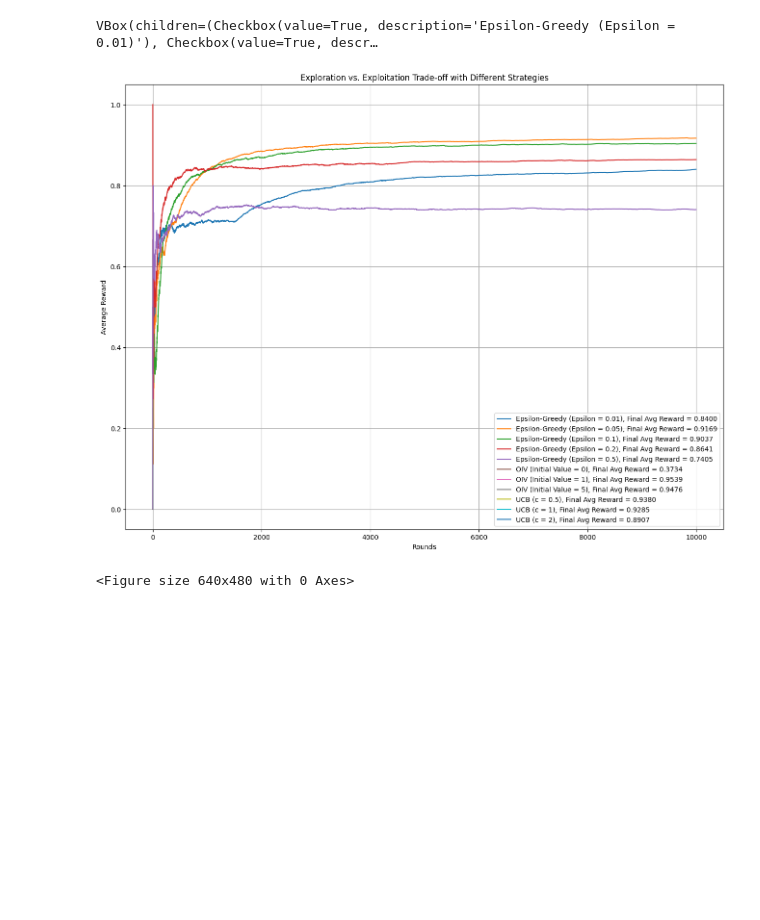
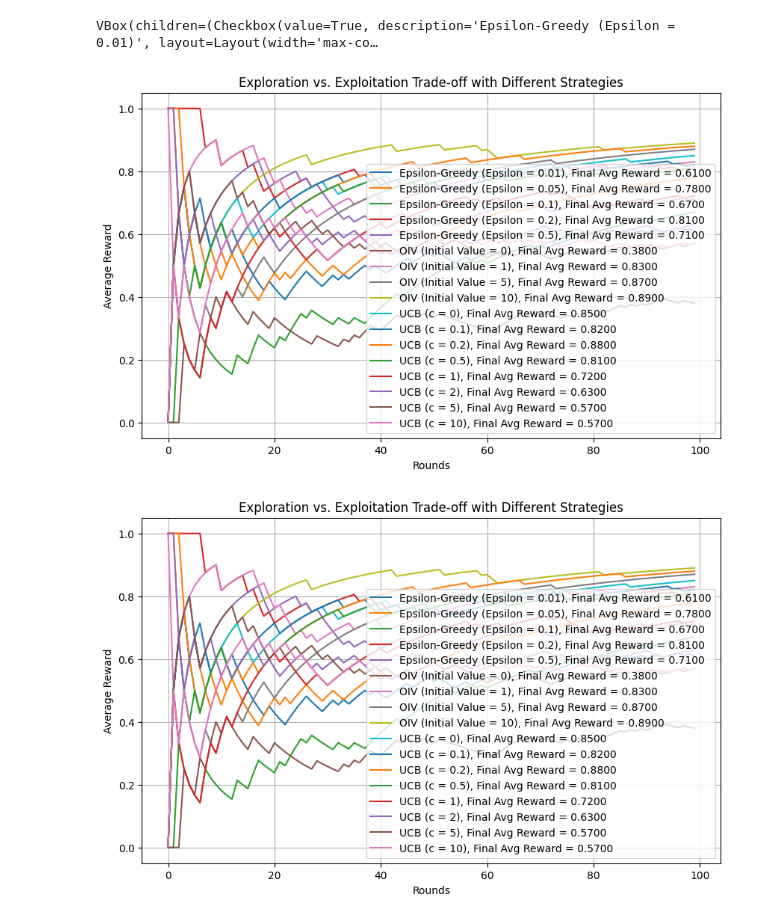
Before and after one commit to Dv04/Coded, a Jupyter notebook: Topics/Reinforcement_Learning/bandits.ipynb, the cells around one changed output. Saved outputs shown, nothing was run; the diff lists cells and outputs as text; code cells hidden in the pictures; blank space fills up the shorter version.

```diff
--- a/Topics/Reinforcement_Learning/bandits.ipynb
+++ b/Topics/Reinforcement_Learning/bandits.ipynb
@@ -10,13 +10,13 @@ np.random.seed(42)
 # Number of arms (bandits)
 n_arms = 10
 # Number of rounds
-n_rounds = 10000
+n_rounds = 100
 # Different epsilon values to evaluate
 epsilons = [0.01, 0.05, 0.1, 0.2, 0.5]
 # Different initial values for Optimistic Initial Values (OIV)
-initial_values = [0, 1, 5]
+initial_values = [0, 1, 5, 10]
 # Different confidence levels for UCB
-ucb_c_values = [0.5, 1, 2]
+ucb_c_values = [0, 0.1, 0.2, 0.5, 1, 2, 5, 10]
 
 # Generate true reward probabilities for each arm
 true_probs = np.random.rand(n_arms)
@@ -113,35 +113,35 @@ for initial_value, data in results['Optimistic Initial Values'].items():
 for c, data in results['UCB'].items():
     final_avg_reward = data[-1]
     line, = ax.plot(data, label=f'UCB (c = {c}), Final Avg Reward = {final_avg_reward:.4f}')
     lines.append(line)
     labels.append(f'UCB (c = {c})')
 
 ax.set_xlabel('Rounds')
 ax.set_ylabel('Average Reward')
 ax.set_title('Exploration vs. Exploitation Trade-off with Different Strategies')
 ax.legend()
 ax.grid(True)
 
-# Create checkboxes
-checkboxes = [Checkbox(value=True, description=label) for label in labels]
+# Create checkboxes with reduced size
+checkboxes = [Checkbox(value=True, description=label, layout={'width': 'max-content'}) for label in labels]
 
 # Update function to show/hide lines based on checkbox state
 def update(*args):
     for checkbox, line in zip(checkboxes, lines):
         line.set_visible(checkbox.value)
     clear_output(wait=True)
     display(VBox(checkboxes))
     display(fig)
     plt.draw()
 
 # Attach the update function to each checkbox
 for checkbox in checkboxes:
     checkbox.observe(update, 'value')
 
 # Display the checkboxes and the plot
 display(VBox(checkboxes))
 display(fig)
 # %% [output]
-VBox(children=(Checkbox(value=True, description='Epsilon-Greedy (Epsilon = 0.01)'), Checkbox(value=True, descr…
+VBox(children=(Checkbox(value=True, description='Epsilon-Greedy (Epsilon = 0.01)', layout=Layout(width='max-co…
-[figure, old version]
+[figure, new version]
-<Figure size 640x480 with 0 Axes>
+[figure, added]
```
Also changed, not shown: 2 other files.
